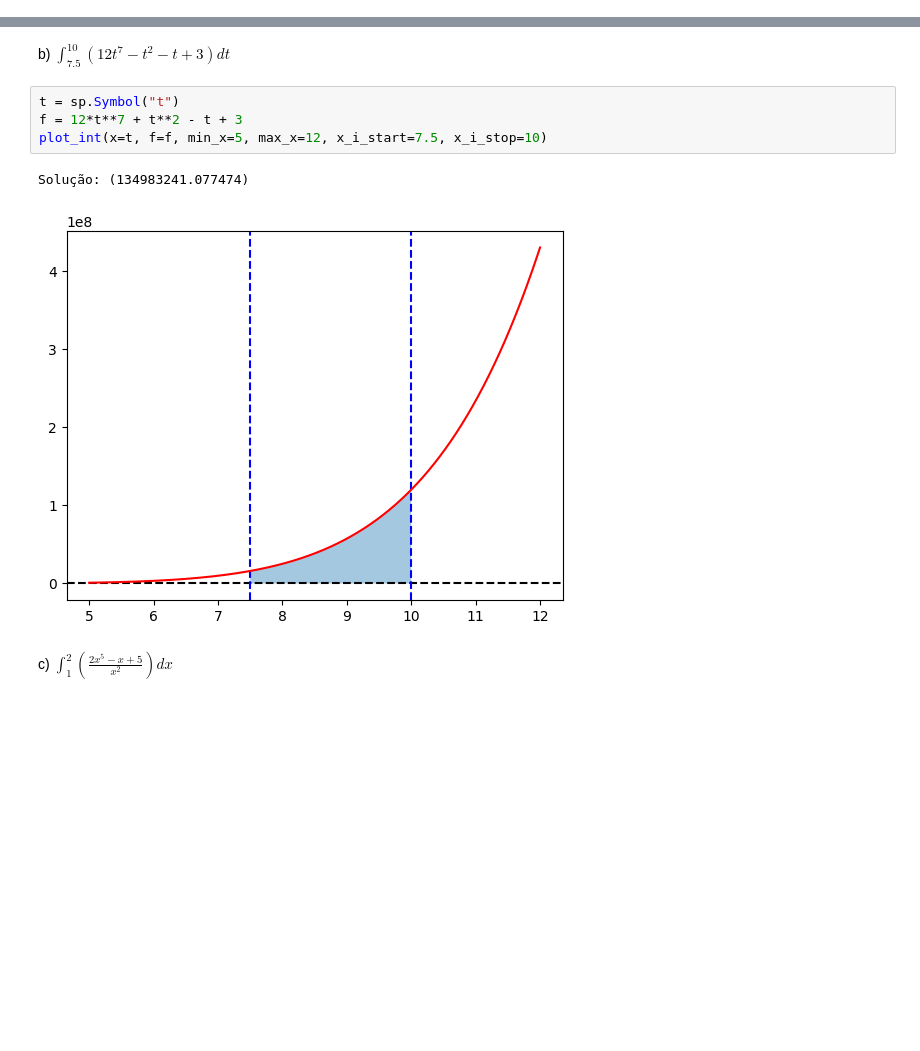
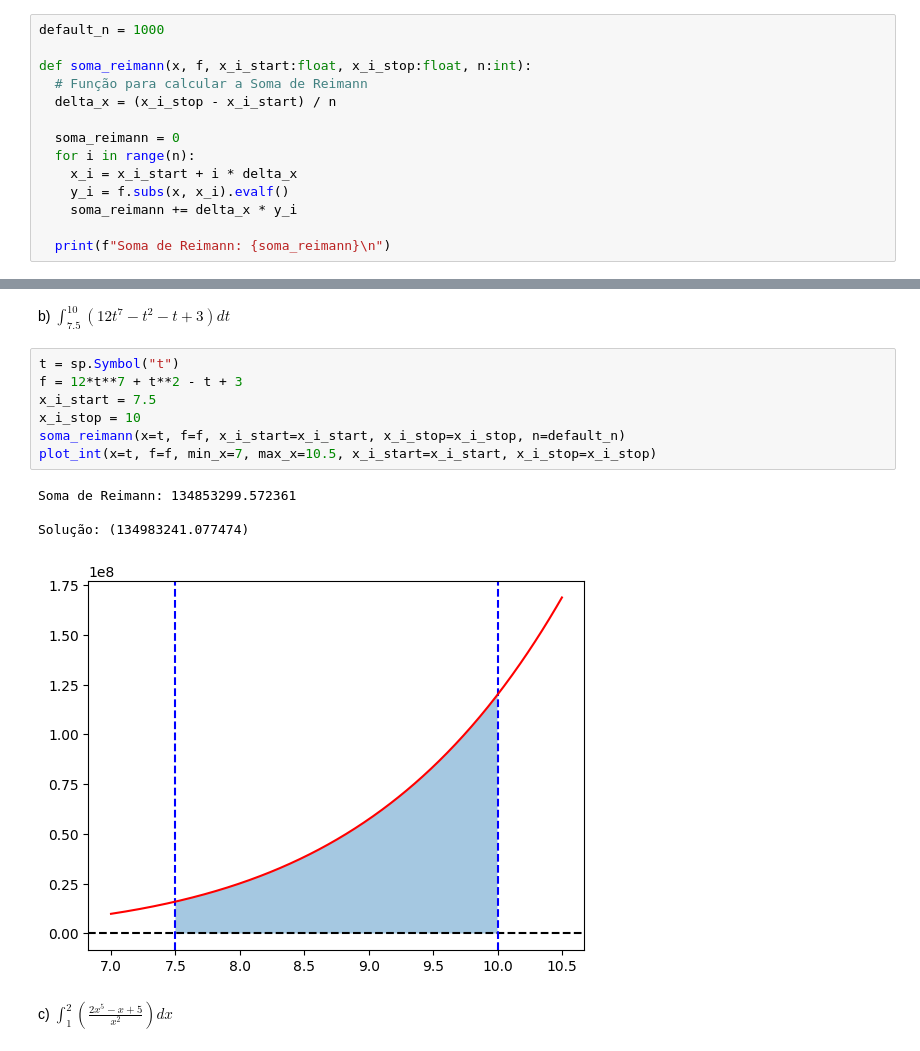
Before and after one commit to lucas-azdias/Scripts-Universidade, a Jupyter notebook: Python/Modelagem de Fenômenos Físicos/11/Exercícios - Integrais/Exercícios - Integrais.ipynb, the cells around one changed output, grey strips where cells are left out. Saved outputs shown, nothing was run; the diff lists cells and outputs as text; blank space fills up the shorter version.

```diff
--- a/Python/Modelagem de Fenômenos Físicos/11/Exercícios - Integrais/Exercícios - Integrais.ipynb
+++ b/Python/Modelagem de Fenômenos Físicos/11/Exercícios - Integrais/Exercícios - Integrais.ipynb
@@ -44,6 +43,20 @@ def plot_int(x, f, min_x:float, max_x:float, x_i_start:float, x_i_stop:float, tr
   else:
     print(f"Solução: ({i_f}) -> ~{i_f.evalf()}\n")
   pyplot.show()
+# %%
+default_n = 1000
+
+def soma_reimann(x, f, x_i_start:float, x_i_stop:float, n:int):
+  # Função para calcular a Soma de Reimann
+  delta_x = (x_i_stop - x_i_start) / n
+
+  soma_reimann = 0
+  for i in range(n):
+    x_i = x_i_start + i * delta_x
+    y_i = f.subs(x, x_i).evalf()
+    soma_reimann += delta_x * y_i
+
+  print(f"Soma de Reimann: {soma_reimann}\n")
 # %% [markdown]
 a) $\int_{2.5}^{7}(40x^3+12x^2-9x) dx$
 # %%
@@ -58,10 +76,15 @@ b) $\int_{7.5}^{10}(12t^7-t^2-t+3)dt$
 # %%
 t = sp.Symbol("t")
 f = 12*t**7 + t**2 - t + 3
-plot_int(x=t, f=f, min_x=5, max_x=12, x_i_start=7.5, x_i_stop=10)
+x_i_start = 7.5
+x_i_stop = 10
+soma_reimann(x=t, f=f, x_i_start=x_i_start, x_i_stop=x_i_stop, n=default_n)
+plot_int(x=t, f=f, min_x=7, max_x=10.5, x_i_start=x_i_start, x_i_stop=x_i_stop)
 # %% [output]
+Soma de Reimann: 134853299.572361
+
 Solução: (134983241.077474)
-[figure, old version]
+[figure, new version]
 # %% [markdown]
 c) $\int_{1}^{2}(\frac{2x^5-x+5}{x^2})dx$
 # %%
```
Also changed, not shown: parts of 6 cells of this notebook.
